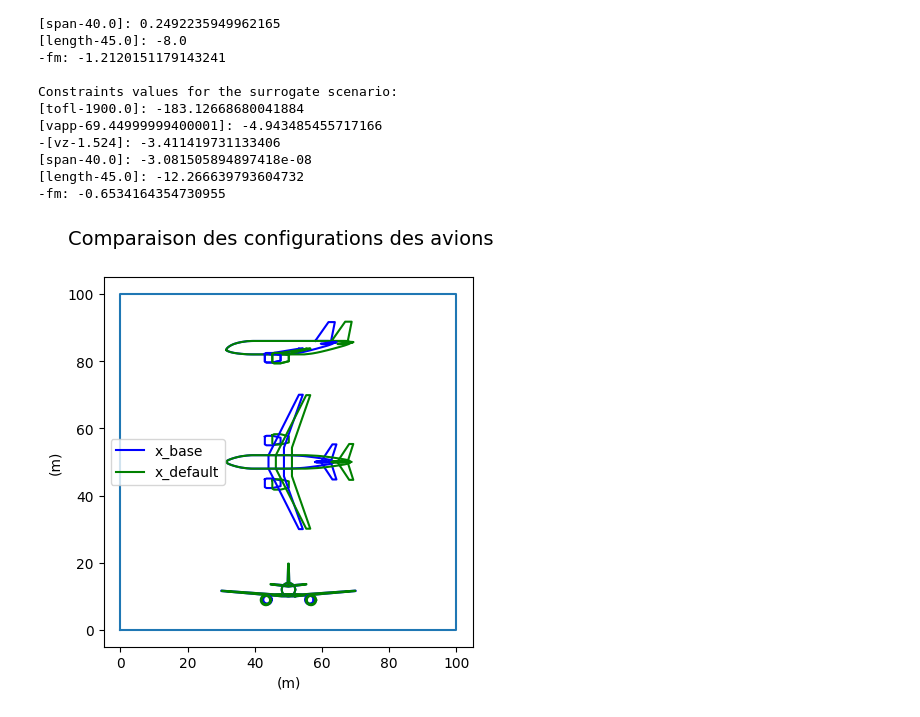
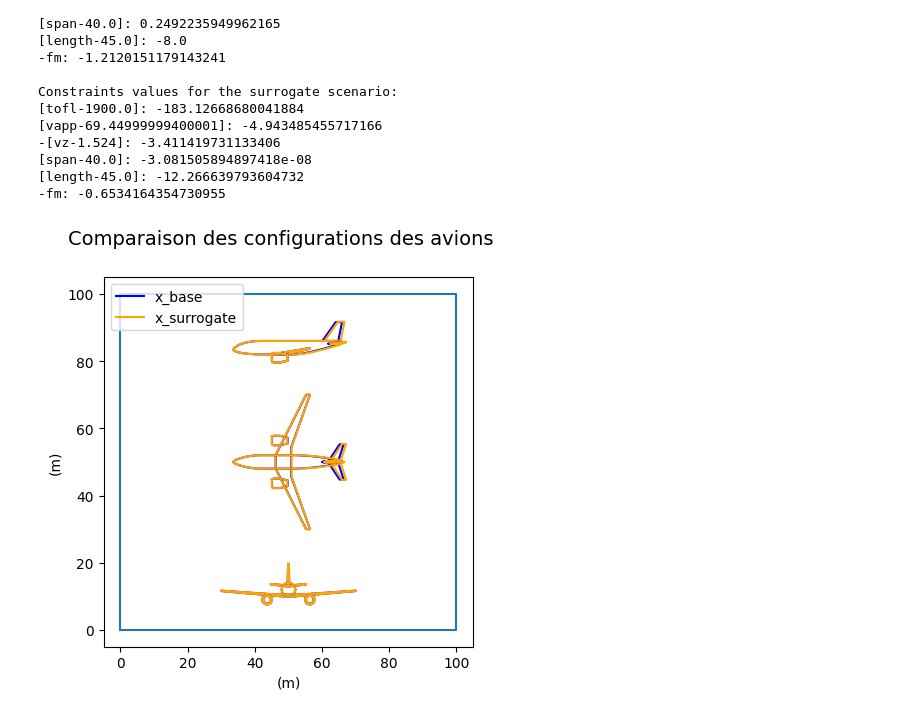
Before and after one commit to hannabkre/lh2pac, a Jupyter notebook: docs/scripts/project/UC1_problem1.ipynb, the cells around one changed output. Cells and saved outputs as stored; diff of their text form; code cells hidden in the pictures.

```diff
--- a/docs/scripts/project/UC1_problem1.ipynb
+++ b/docs/scripts/project/UC1_problem1.ipynb
@@ -231,4 +231,4 @@ AC3 =AircraftConfiguration(name = 'x_default', length= 37, span = 39.75077640500
 # %%
-draw_aircraft(AC1, AC3, title="Comparaison des configurations des avions", save=False, show=True)
+draw_aircraft(AC1, AC2, title="Comparaison des configurations des avions", save=False, show=True)
 # %% [output]
-[figure, old version]
+[figure, new version]
```
Also changed, not shown: parts of 2 cells of this notebook, 2 other files.
